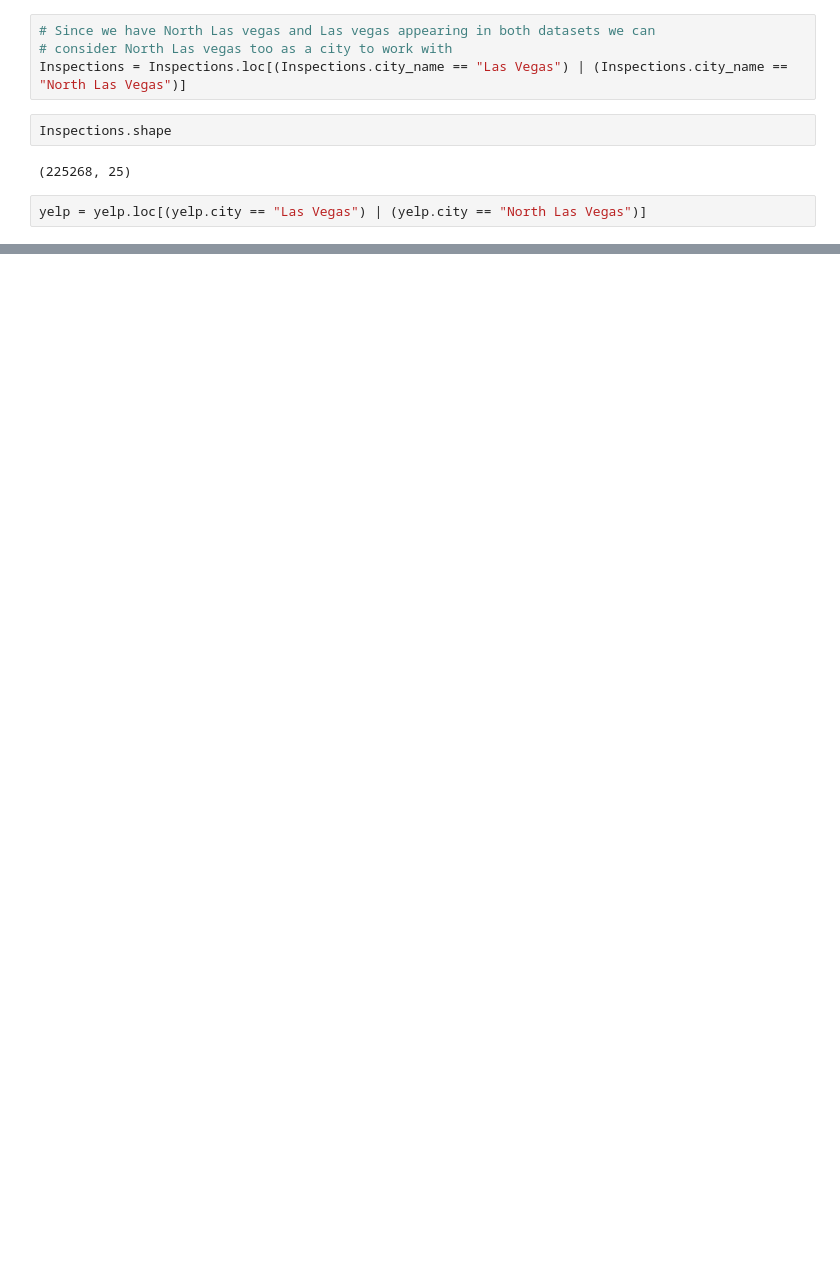
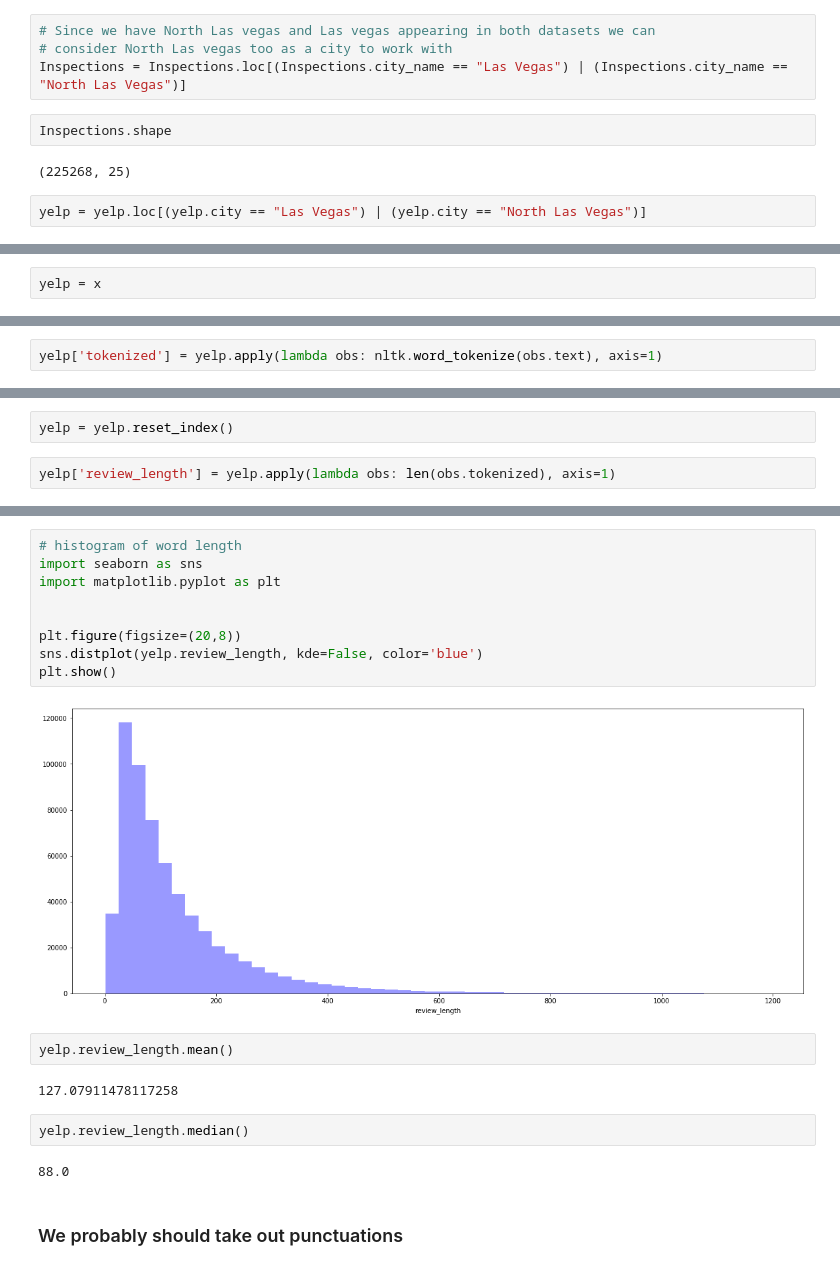
Before and after one commit to RishabPanyam96/Las_Vegas_Food_Inspection, a Jupyter notebook: code/Yelp project Datasets.ipynb, the cells around one changed output, grey strips where cells are left out. Saved outputs shown, nothing was run; the diff lists cells and outputs as text; blank space fills up the shorter version.

Commit message:
took out non-restaurant reviews and did some tokenization

```diff
--- a/code/Yelp project Datasets.ipynb
+++ b/code/Yelp project Datasets.ipynb
@@ -407,0 +416,2 @@ yelp.shape
+# %%
+yelp = x
@@ -407,0 +425,2 @@ yelp.shape
+# %%
+yelp['tokenized'] = yelp.apply(lambda obs: nltk.word_tokenize(obs.text), axis=1)
@@ -407,0 +457,4 @@ yelp.shape
+# %%
+yelp = yelp.reset_index()
+# %%
+yelp['review_length'] = yelp.apply(lambda obs: len(obs.tokenized), axis=1)
@@ -407,0 +471,21 @@ yelp.shape
+# %%
+# histogram of word length
+import seaborn as sns
+import matplotlib.pyplot as plt
+
+
+plt.figure(figsize=(20,8))
+sns.distplot(yelp.review_length, kde=False, color='blue')
+plt.show()
+# %% [output]
+[figure, added]
+# %%
+yelp.review_length.mean()
+# %% [output]
+127.07911478117258
+# %%
+yelp.review_length.median()
+# %% [output]
+88.0
+# %% [markdown]
+### We probably should take out punctuations
```
Also changed, not shown: parts of 35 cells of this notebook.
